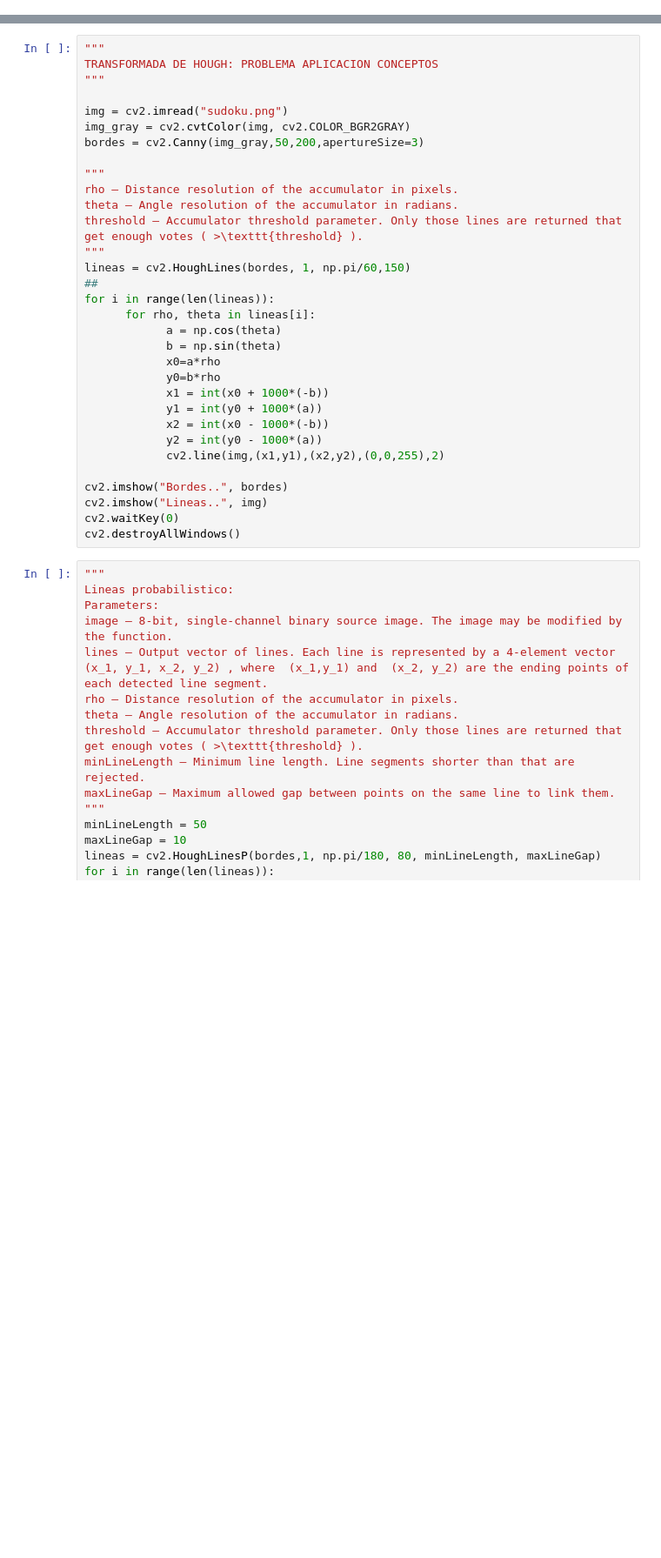
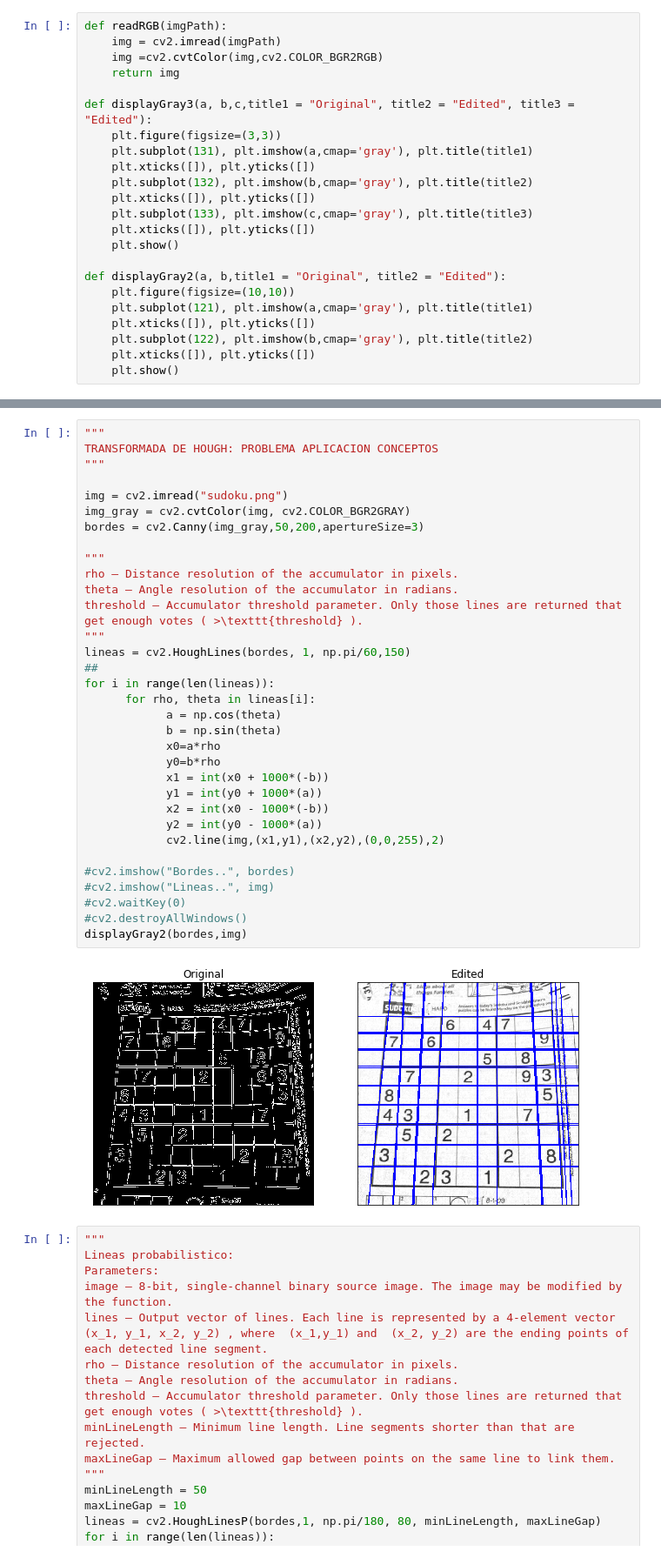
Before and after one commit to waltermayor/DigitalImageProcessing_colab, a Jupyter notebook: clase8_morfologia.ipynb, the cells around one changed output, grey strips where cells are left out. Shown at 87% size. Cells and saved outputs as stored; diff of their text form; blank space fills up the shorter version.

```diff
--- a/clase8_morfologia.ipynb
+++ b/clase8_morfologia.ipynb
@@ -3,3 +27,26 @@
+# %%
+def readRGB(imgPath):
+    img = cv2.imread(imgPath)
+    img =cv2.cvtColor(img,cv2.COLOR_BGR2RGB)
+    return img
+
+def displayGray3(a, b,c,title1 = "Original", title2 = "Edited", title3 = "Edited"):
+    plt.figure(figsize=(3,3))
+    plt.subplot(131), plt.imshow(a,cmap='gray'), plt.title(title1)
+    plt.xticks([]), plt.yticks([])
+    plt.subplot(132), plt.imshow(b,cmap='gray'), plt.title(title2)
+    plt.xticks([]), plt.yticks([])
+    plt.subplot(133), plt.imshow(c,cmap='gray'), plt.title(title3)
+    plt.xticks([]), plt.yticks([])
+    plt.show()
+
+def displayGray2(a, b,title1 = "Original", title2 = "Edited"):
+    plt.figure(figsize=(10,10))
+    plt.subplot(121), plt.imshow(a,cmap='gray'), plt.title(title1)
+    plt.xticks([]), plt.yticks([])
+    plt.subplot(122), plt.imshow(b,cmap='gray'), plt.title(title2)
+    plt.xticks([]), plt.yticks([])
+    plt.show()
 # %%
 """HIT OR MISS"""
 def mostrar_kernel(kernel,rate):
@@ -48,35 +107,38 @@ cv2.destroyAllWindows()
 # %%
 """
 TRANSFORMADA DE HOUGH: PROBLEMA APLICACION CONCEPTOS
 """
 
 img = cv2.imread("sudoku.png")
 img_gray = cv2.cvtColor(img, cv2.COLOR_BGR2GRAY)
 bordes = cv2.Canny(img_gray,50,200,apertureSize=3)
 
 """
 rho – Distance resolution of the accumulator in pixels.
 theta – Angle resolution of the accumulator in radians.
 threshold – Accumulator threshold parameter. Only those lines are returned that get enough votes ( >\texttt{threshold} ).
 """
 lineas = cv2.HoughLines(bordes, 1, np.pi/60,150)
 ##
 for i in range(len(lineas)):
       for rho, theta in lineas[i]:
             a = np.cos(theta)
             b = np.sin(theta)
             x0=a*rho
             y0=b*rho
             x1 = int(x0 + 1000*(-b))
             y1 = int(y0 + 1000*(a))
             x2 = int(x0 - 1000*(-b))
             y2 = int(y0 - 1000*(a))
             cv2.line(img,(x1,y1),(x2,y2),(0,0,255),2)
 
-cv2.imshow("Bordes..", bordes)
-cv2.imshow("Lineas..", img)
-cv2.waitKey(0)
-cv2.destroyAllWindows()
+#cv2.imshow("Bordes..", bordes)
+#cv2.imshow("Lineas..", img)
+#cv2.waitKey(0)
+#cv2.destroyAllWindows()
+displayGray2(bordes,img)
+# %% [output]
+[figure, added]
 # %%
 """
 Lineas probabilistico:
```
Also changed, not shown: parts of 2 cells of this notebook.
